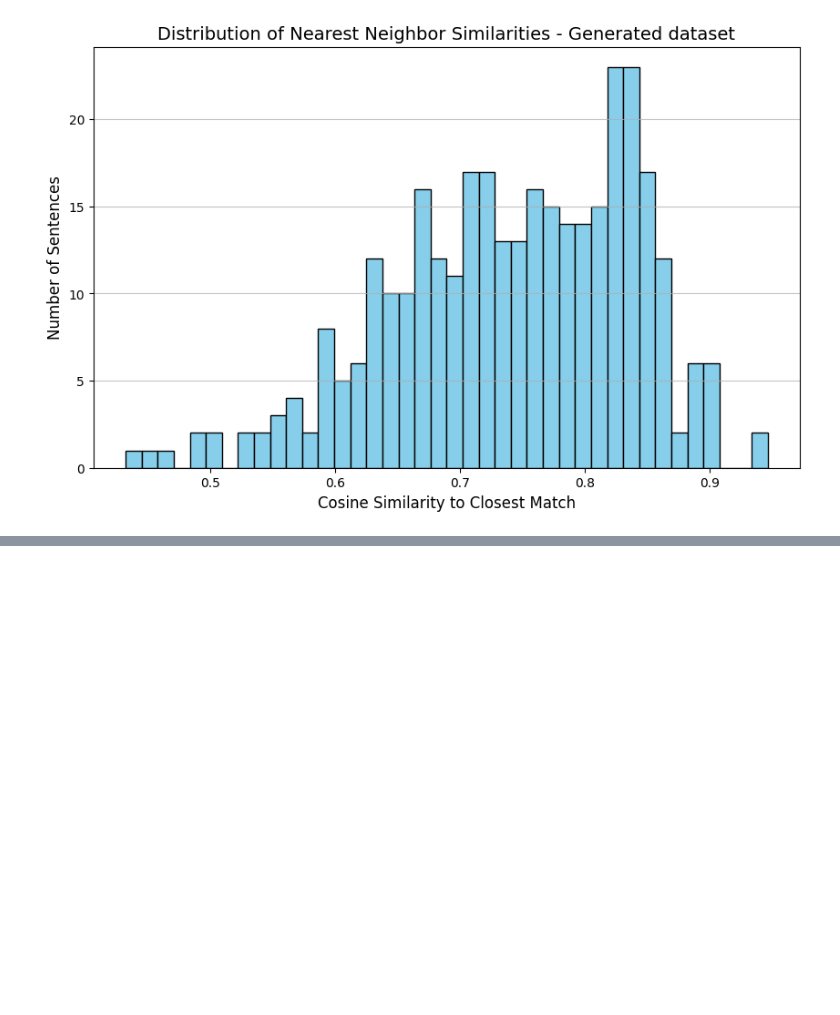
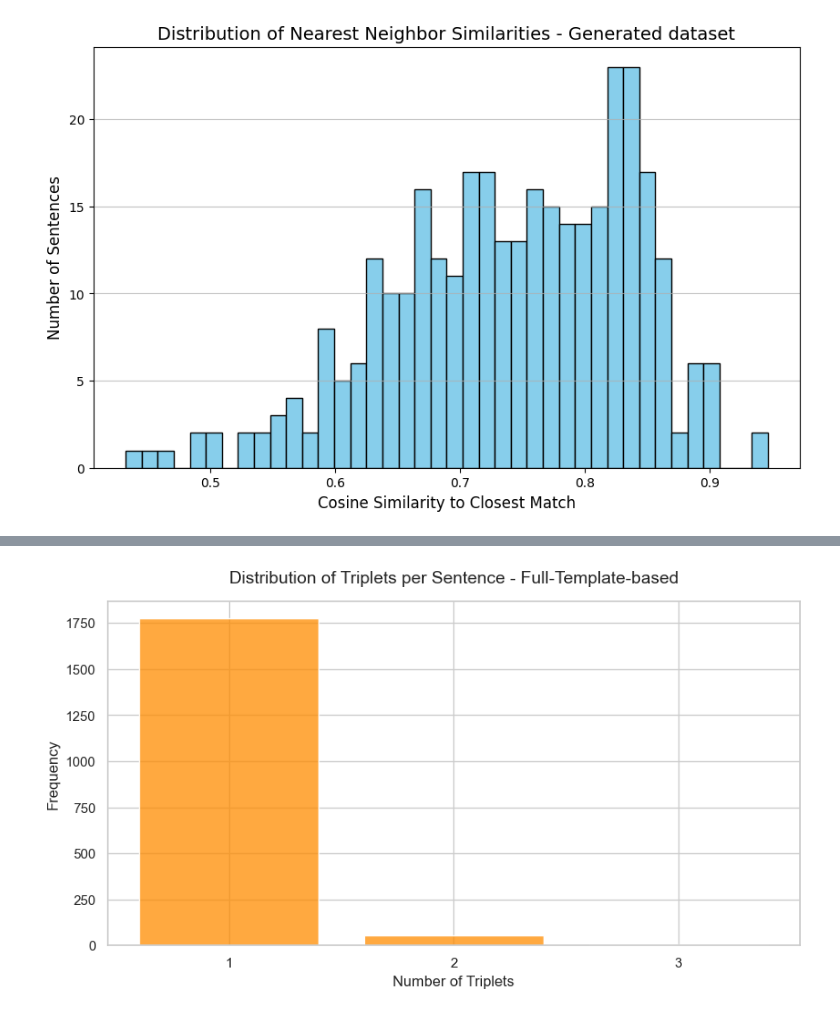
Before and after one commit to MatejPriesol/synthetic-financial-text-generation, a Jupyter notebook: notebooks/diversity_plots.ipynb, the cells around one changed output, grey strips where cells are left out. Saved outputs shown, nothing was run; the diff lists cells and outputs as text; code cells hidden in the pictures; blank space fills up the shorter version.

```diff
--- a/notebooks/diversity_plots.ipynb
+++ b/notebooks/diversity_plots.ipynb
@@ -508,0 +511,21 @@ plt.show()
+# %%
+# Extract the number of triplets per sentence
+triplet_counts = [len(sample.triplets) for sample in synthetic_data]
+
+# Plot the discrete histogram
+plt.figure(figsize=(10, 5))
+sns.histplot(triplet_counts, discrete=True, shrink=0.8, color="darkorange")
+
+# Add labels and title
+plt.title("Distribution of Triplets per Sentence - Full-Template-based", fontsize=14, pad=15)
+plt.xlabel("Number of Triplets", fontsize=12)
+plt.ylabel("Frequency", fontsize=12)
+
+# Force the X-axis to only show whole numbers
+min_triplets = min(triplet_counts)
+max_triplets = max(triplet_counts)
+plt.xticks(range(min_triplets, max_triplets + 1))
+
+plt.show()
+# %% [output]
+[figure, added]
```
Also changed, not shown: parts of 1 cell of this notebook, 8 other files.
